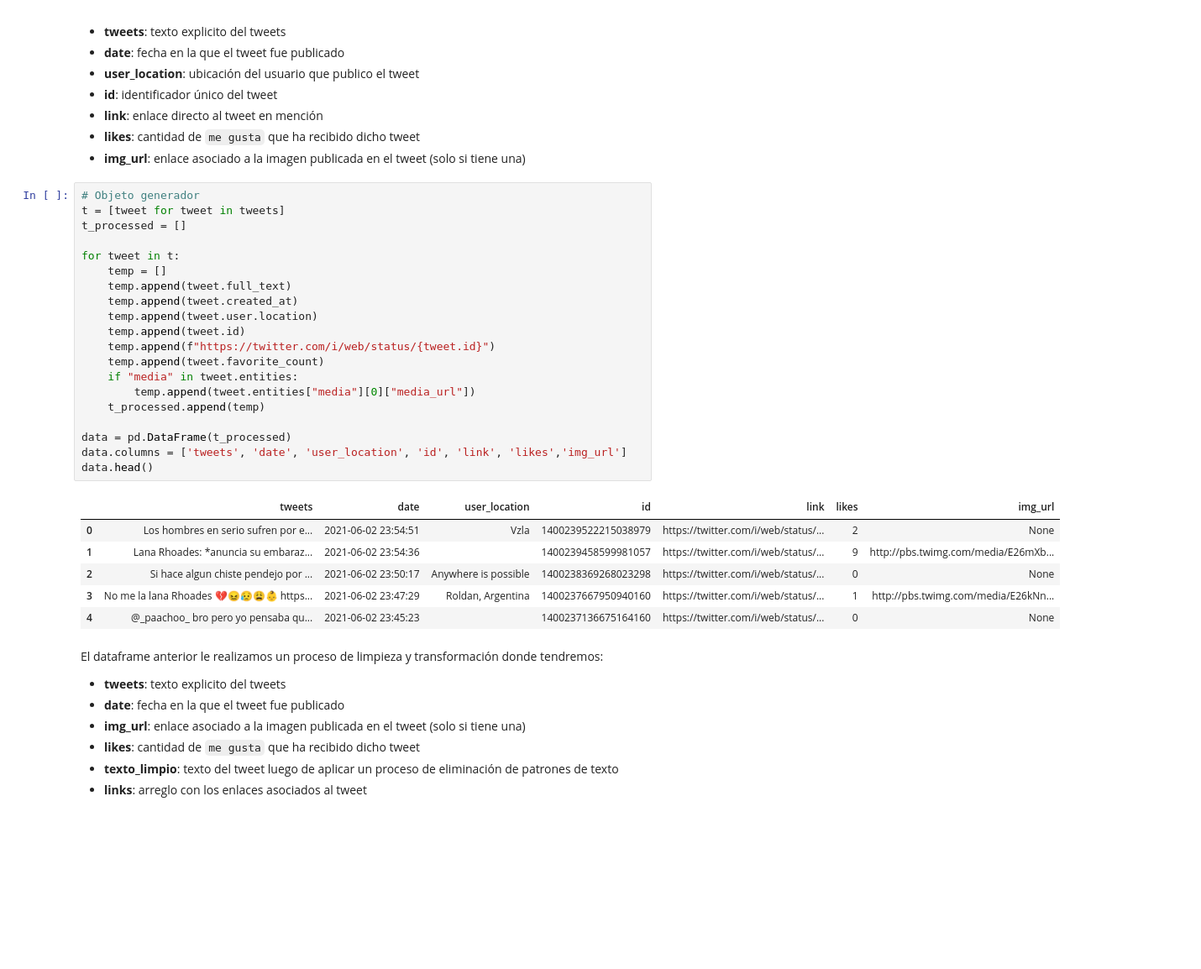
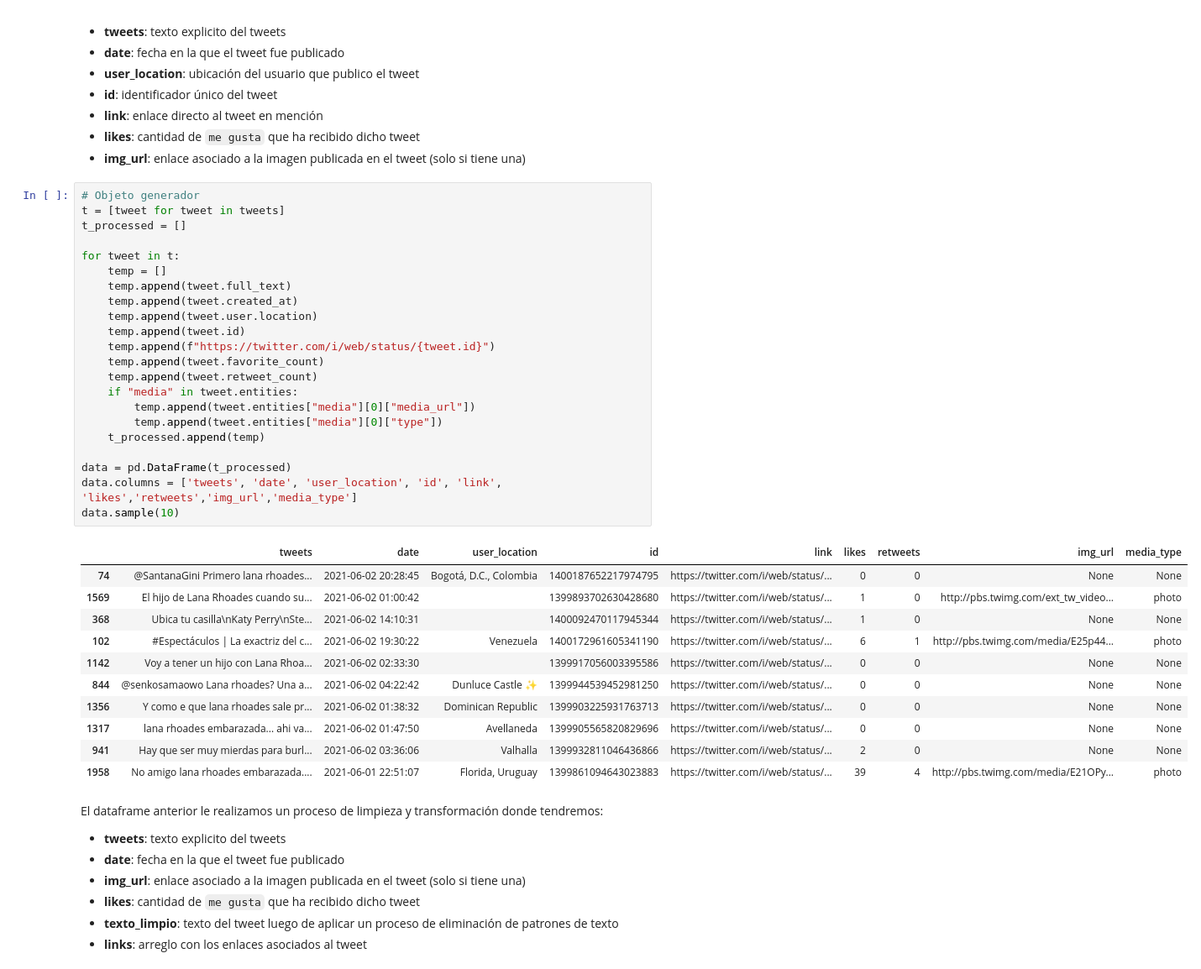
Before and after one commit to svargasg/KL-NLP, a Jupyter notebook: proyecto/proyecto.ipynb, the cells around one changed output. Shown at 84% size. Cells and saved outputs as stored; diff of their text form; blank space fills up the shorter version.

```diff
--- a/proyecto/proyecto.ipynb
+++ b/proyecto/proyecto.ipynb
@@ -53,30 +53,37 @@ convertimos la respuesta de la api en un dataframe que contiene:
 # %%
 # Objeto generador
 t = [tweet for tweet in tweets]
 t_processed = []
 
 for tweet in t:
     temp = []
     temp.append(tweet.full_text)
     temp.append(tweet.created_at)
     temp.append(tweet.user.location)
     temp.append(tweet.id)
     temp.append(f"https://twitter.com/i/web/status/{tweet.id}")
     temp.append(tweet.favorite_count)
+    temp.append(tweet.retweet_count)
     if "media" in tweet.entities:
         temp.append(tweet.entities["media"][0]["media_url"])
+        temp.append(tweet.entities["media"][0]["type"])
     t_processed.append(temp)
 
 data = pd.DataFrame(t_processed)
-data.columns = ['tweets', 'date', 'user_location', 'id', 'link', 'likes','img_url']
-data.head()
+data.columns = ['tweets', 'date', 'user_location', 'id', 'link', 'likes','retweets','img_url','media_type']
+data.sample(10)
 # %% [output]
-|  | tweets | date | user_location | id | link | likes | img_url |
-| 0 | Los hombres en serio sufren por e... | 2021-06-02 23:54:51 | Vzla | 1400239522215038979 | https://twitter.com/i/web/status/... | 2 | None |
-| 1 | Lana Rhoades: *anuncia su embaraz... | 2021-06-02 23:54:36 |  | 1400239458599981057 | https://twitter.com/i/web/status/... | 9 | http://pbs.twimg.com/media/E26mXb... |
-| 2 | Si hace algun chiste pendejo por ... | 2021-06-02 23:50:17 | Anywhere is possible | 1400238369268023298 | https://twitter.com/i/web/status/... | 0 | None |
-| 3 | No me la lana Rhoades 💔😖😥😩👶 https... | 2021-06-02 23:47:29 | Roldan, Argentina | 1400237667950940160 | https://twitter.com/i/web/status/... | 1 | http://pbs.twimg.com/media/E26kNn... |
-| 4 | @_paachoo_ bro pero yo pensaba qu... | 2021-06-02 23:45:23 |  | 1400237136675164160 | https://twitter.com/i/web/status/... | 0 | None |
+|  | tweets | date | user_location | id | link | likes | retweets | img_url | media_type |
+| 74 | @SantanaGini Primero lana rhoades... | 2021-06-02 20:28:45 | Bogotá, D.C., Colombia | 1400187652217974795 | https://twitter.com/i/web/status/... | 0 | 0 | None | None |
+| 1569 | El hijo de Lana Rhoades cuando su... | 2021-06-02 01:00:42 |  | 1399893702630428680 | https://twitter.com/i/web/status/... | 1 | 0 | http://pbs.twimg.com/ext_tw_video... | photo |
+| 368 | Ubica tu casilla\nKaty Perry\nSte... | 2021-06-02 14:10:31 |  | 1400092470117945344 | https://twitter.com/i/web/status/... | 1 | 0 | None | None |
+| 102 | #Espectáculos | La exactriz del c... | 2021-06-02 19:30:22 | Venezuela | 1400172961605341190 | https://twitter.com/i/web/status/... | 6 | 1 | http://pbs.twimg.com/media/E25p44... | photo |
+| 1142 | Voy a tener un hijo con Lana Rhoa... | 2021-06-02 02:33:30 |  | 1399917056003395586 | https://twitter.com/i/web/status/... | 0 | 0 | None | None |
+| 844 | @senkosamaowo Lana rhoades? Una a... | 2021-06-02 04:22:42 | Dunluce Castle ✨ | 1399944539452981250 | https://twitter.com/i/web/status/... | 0 | 0 | None | None |
+| 1356 | Y como e que lana rhoades sale pr... | 2021-06-02 01:38:32 | Dominican Republic | 1399903225931763713 | https://twitter.com/i/web/status/... | 0 | 0 | None | None |
+| 1317 | lana rhoades embarazada... ahi va... | 2021-06-02 01:47:50 | Avellaneda | 1399905565820829696 | https://twitter.com/i/web/status/... | 0 | 0 | None | None |
+| 941 | Hay que ser muy mierdas para burl... | 2021-06-02 03:36:06 | Valhalla | 1399932811046436866 | https://twitter.com/i/web/status/... | 2 | 0 | None | None |
+| 1958 | No amigo lana rhoades embarazada.... | 2021-06-01 22:51:07 | Florida, Uruguay | 1399861094643023883 | https://twitter.com/i/web/status/... | 39 | 4 | http://pbs.twimg.com/media/E21OPy... | photo |
 # %% [markdown]
 El dataframe anterior le realizamos un proceso de limpieza y transformación donde tendremos:
 - **tweets**: texto explicito del tweets
```
Also changed, not shown: parts of 14 cells of this notebook, 3 other files.
